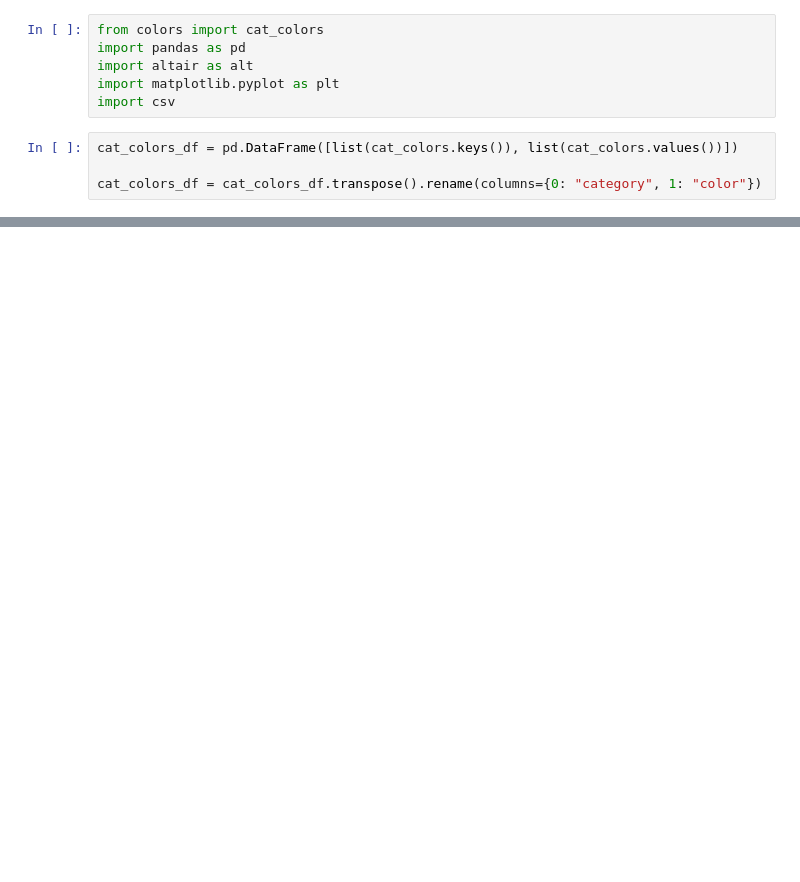
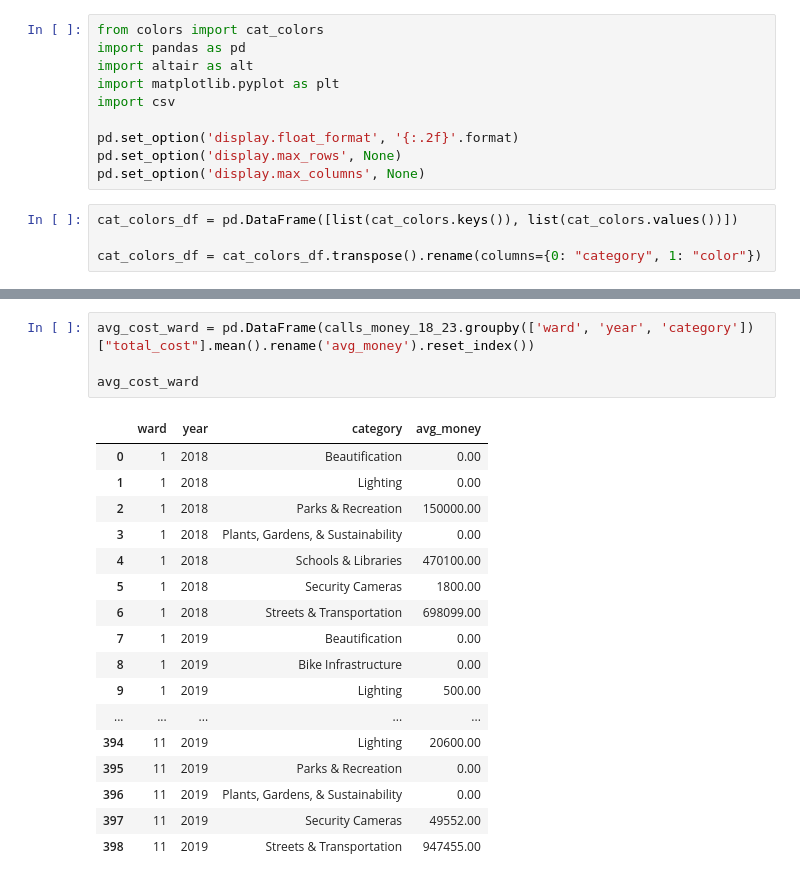
Before and after one commit to uchicago-2025-capp30122/30122-project-gitmoney, a Jupyter notebook: visualizations/lib_viz_build.ipynb, the cells around one changed output, grey strips where cells are left out. Saved outputs shown, nothing was run; the diff lists cells and outputs as text; blank space fills up the shorter version.

```diff
--- a/visualizations/lib_viz_build.ipynb
+++ b/visualizations/lib_viz_build.ipynb
@@ -4,6 +4,10 @@ import pandas as pd
 import altair as alt
 import matplotlib.pyplot as plt
 import csv
+
+pd.set_option('display.float_format', '{:.2f}'.format)
+pd.set_option('display.max_rows', None)
+pd.set_option('display.max_columns', None)
 # %%
 cat_colors_df = pd.DataFrame([list(cat_colors.keys()), list(cat_colors.values())])
 
@@ -51,0 +116,22 @@ alt.Chart(count_cats).mark_bar().encode(
+# %%
+avg_cost_ward = pd.DataFrame(calls_money_18_23.groupby(['ward', 'year', 'category'])["total_cost"].mean().rename('avg_money').reset_index())
+
+avg_cost_ward
+# %% [output]
+|  | ward | year | category | avg_money |
+| 0 | 1 | 2018 | Beautification | 0.00 |
+| 1 | 1 | 2018 | Lighting | 0.00 |
+| 2 | 1 | 2018 | Parks & Recreation | 150000.00 |
+| 3 | 1 | 2018 | Plants, Gardens, & Sustainability | 0.00 |
+| 4 | 1 | 2018 | Schools & Libraries | 470100.00 |
+| 5 | 1 | 2018 | Security Cameras | 1800.00 |
+| 6 | 1 | 2018 | Streets & Transportation | 698099.00 |
+| 7 | 1 | 2019 | Beautification | 0.00 |
+| 8 | 1 | 2019 | Bike Infrastructure | 0.00 |
+| 9 | 1 | 2019 | Lighting | 500.00 |
+| ... | ... | ... | ... | ... |
+| 394 | 11 | 2019 | Lighting | 20600.00 |
+| 395 | 11 | 2019 | Parks & Recreation | 0.00 |
+| 396 | 11 | 2019 | Plants, Gardens, & Sustainability | 0.00 |
+| 397 | 11 | 2019 | Security Cameras | 49552.00 |
+| 398 | 11 | 2019 | Streets & Transportation | 947455.00 |
```
Also changed, not shown: parts of 14 cells of this notebook.
